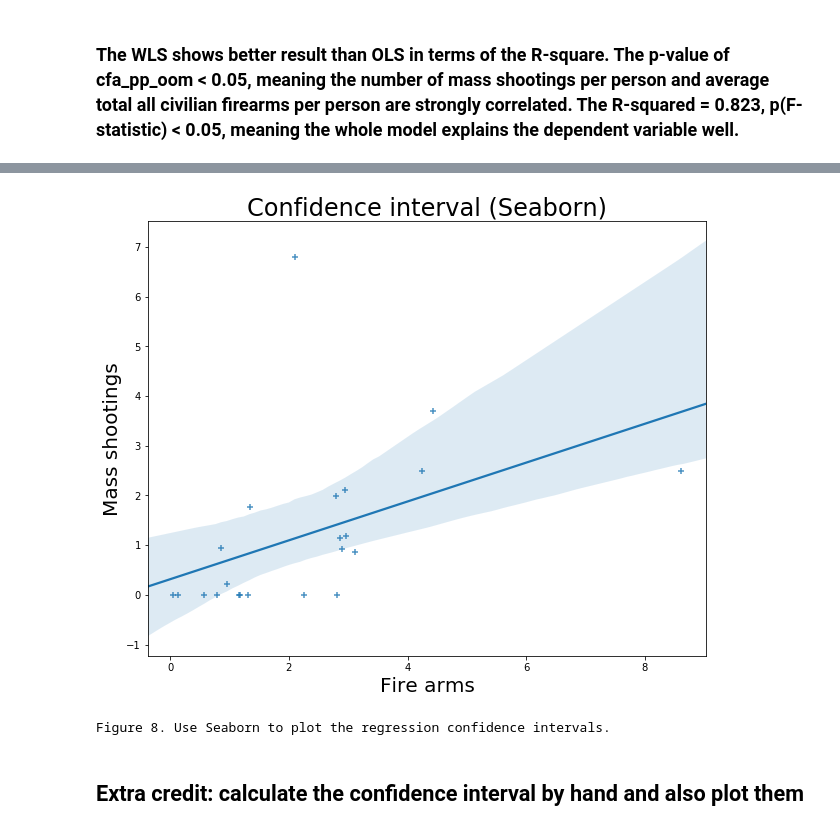
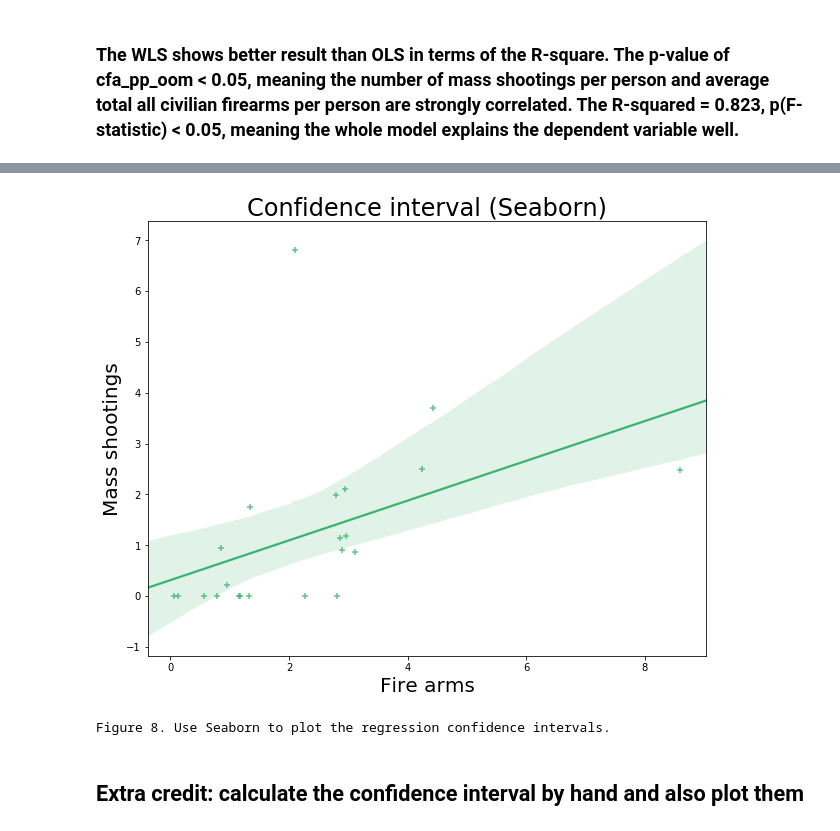
Before and after one commit to sebscho/PUI2017_lz1714, a Jupyter notebook: HW5_lz1714/Assignment3.ipynb, the cells around one changed output, grey strips where cells are left out. Cells and saved outputs as stored; diff of their text form; code cells hidden in the pictures.

```diff
--- a/HW5_lz1714/Assignment3.ipynb
+++ b/HW5_lz1714/Assignment3.ipynb
@@ -419,13 +413,13 @@ Figure 7. Fit a line to the Number of mass shootings per person as a function of
 # %%
 plt.figure(figsize=(10,8))
-sns.regplot(x='cfa_pp_oom', y='ms_pp_oom', data=df, marker='+')
+sns.regplot(x='cfa_pp_oom', y='ms_pp_oom', data=df, marker='+', color='mediumseagreen')
 plt.ylabel('Mass shootings', fontsize=20)
 plt.xlabel('Fire arms', fontsize=20)
 plt.title('Confidence interval (Seaborn)', fontsize=24)
 plt.show()
 print ('Figure 8. Use Seaborn to plot the regression confidence intervals.')
 # %% [output]
-[figure, old version]
+[figure, new version]
 Figure 8. Use Seaborn to plot the regression confidence intervals.
 # %% [markdown]
 ## Extra credit: calculate the confidence interval by hand and also plot them
```
Also changed, not shown: parts of 10 cells of this notebook.
